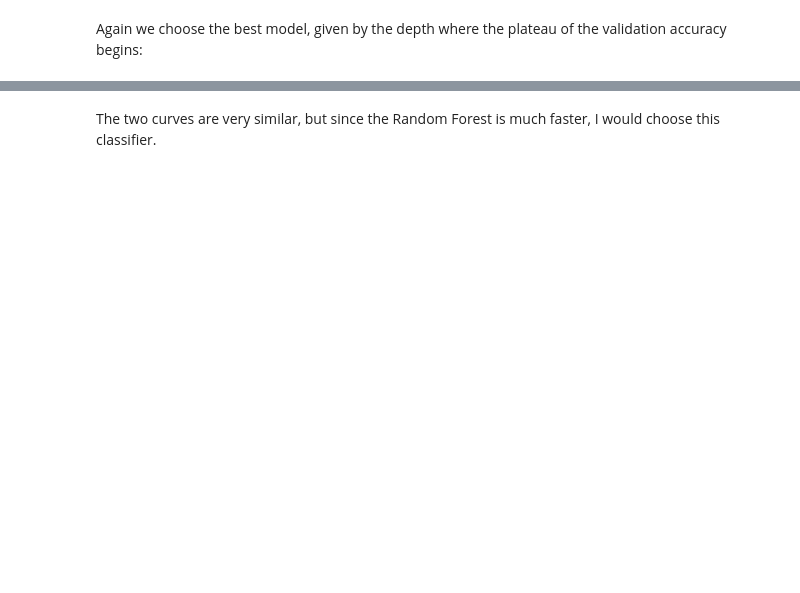
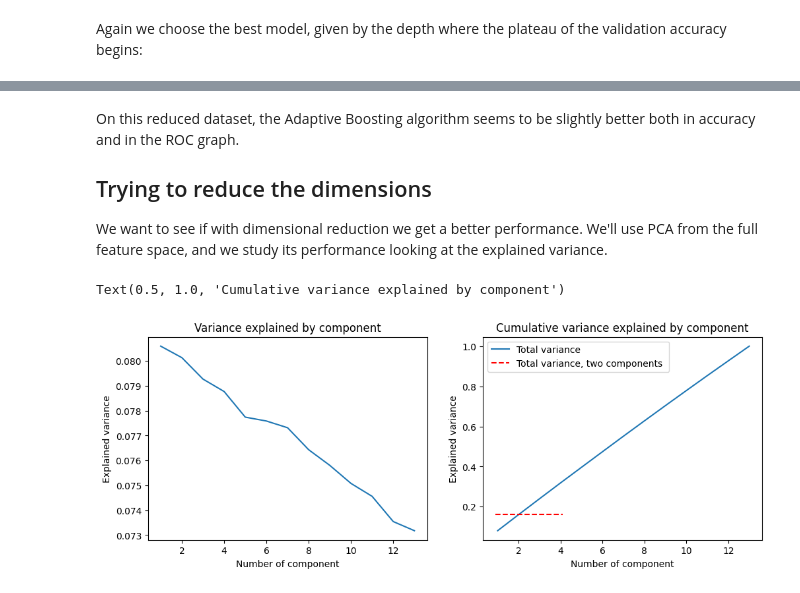
Before and after one commit to DiegoToniolo/astrostatistics_bicocca_2024, a Jupyter notebook: working/L20_GravitaionalWaves.ipynb, the cells around one changed output, grey strips where cells are left out. Saved outputs shown, nothing was run; the diff lists cells and outputs as text; code cells hidden in the pictures; blank space fills up the shorter version.

```diff
--- a/working/L20_GravitaionalWaves.ipynb
+++ b/working/L20_GravitaionalWaves.ipynb
@@ -139,2 +128,43 @@ plt.legend()
 # %% [markdown]
-The two curves are very similar, but since the Random Forest is much faster, I would choose this classifier.
+On this reduced dataset, the Adaptive Boosting algorithm seems to be slightly better both in accuracy and in the ROC graph.
+## Trying to reduce the dimensions
+We want to see if with dimensional reduction we get a better performance. We'll use PCA from the full feature space, and we study its performance looking at the explained variance.
+# %%
+n_sample = 10000
+y = np.array(dataset['det'])[:n_sample]
+X = np.transpose(np.array([(dataset['mtot'])[:n_sample], (dataset['q'])[:n_sample], (dataset['ra'])[:n_sample],\
+                           (dataset['dec'])[:n_sample], (dataset['iota'])[:n_sample], (dataset['z'])[:n_sample], \
+                           (dataset['chi1x'])[:n_sample], (dataset['chi1y'])[:n_sample], (dataset['chi1z'])[:n_sample], \
+                           (dataset['chi2x'])[:n_sample], (dataset['chi2y'])[:n_sample], (dataset['chi2z'])[:n_sample], \
+                           (dataset['psi'])[:n_sample]]))
+# %%
+sc = StandardScaler()
+sc.fit(X)
+X_sc = sc.transform(X)
+# %%
+pca = PCA(n_components=13)
+pca.fit(X_sc)
+projected = pca.transform(X_sc)
+# %%
+exp_var = pca.explained_variance_ratio_
+cum_var = np.cumsum(exp_var)
+plt.figure(figsize=(12, 4))
+
+plt.subplot(1, 2, 1)
+plt.plot(range(1, len(exp_var) + 1), exp_var)
+plt.xlabel("Number of component")
+plt.ylabel("Explained variance")
+plt.title("Variance explained by component")
+
+plt.subplot(1, 2, 2)
+plt.plot(range(1, len(exp_var) + 1), cum_var, label = "Total variance")
+xgrid = np.linspace(0.9, 4.1, 1000)
+ygrid = np.full(1000, cum_var[1])
+plt.plot(xgrid, ygrid, ls = '--', c = 'red', label="Total variance, two components ")
+plt.legend()
+plt.xlabel("Number of component")
+plt.ylabel("Explained variance")
+plt.title("Cumulative variance explained by component")
+# %% [output]
+Text(0.5, 1.0, 'Cumulative variance explained by component')
+[figure, added]
```
Also changed, not shown: parts of 15 cells of this notebook.
